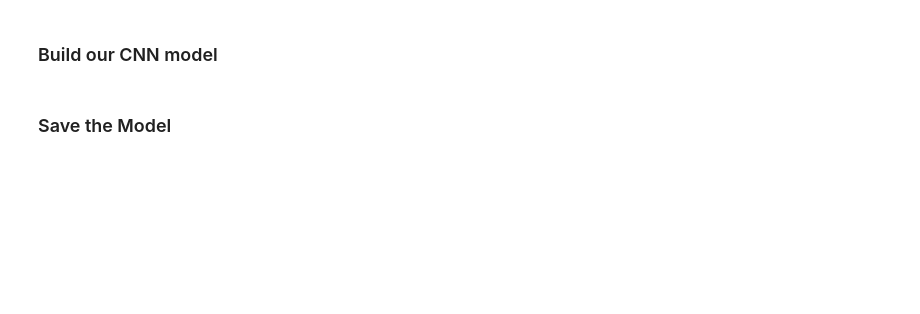
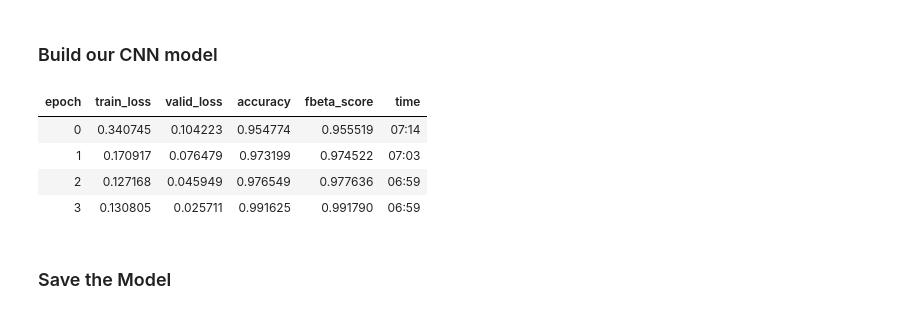
Before and after one commit to NNtorvas/MonReader, a Jupyter notebook: monreader_notebook.ipynb, the cells around one changed output. Saved outputs shown, nothing was run; the diff lists cells and outputs as text; code cells hidden in the pictures; blank space fills up the shorter version.

```diff
--- a/monreader_notebook.ipynb
+++ b/monreader_notebook.ipynb
@@ -96,10 +104,16 @@ print(len(data.train_ds), len(data.valid_ds))
 ### Build our CNN model
 # %%
 # Build the CNN model with the pretrained resnet34
-learn = cnn_learner(data, models.resnet34, metrics = [F1Score, accuracy])
+learn = cnn_learner(data, models.resnet18, metrics = [accuracy, FBeta(beta=1)]) # beta=1 in fbeta is the same as f1-score
 
 # Train the model on 4 epochs of data at the default learning rate
 learn.fit_one_cycle(4)
+# %% [output]
+| epoch | train_loss | valid_loss | accuracy | fbeta_score | time |
+| 0 | 0.340745 | 0.104223 | 0.954774 | 0.955519 | 07:14 |
+| 1 | 0.170917 | 0.076479 | 0.973199 | 0.974522 | 07:03 |
+| 2 | 0.127168 | 0.045949 | 0.976549 | 0.977636 | 06:59 |
+| 3 | 0.130805 | 0.025711 | 0.991625 | 0.991790 | 06:59 |
 # %% [markdown]
 ### Save the Model
 # %%
```
Also changed, not shown: parts of 9 cells of this notebook.
